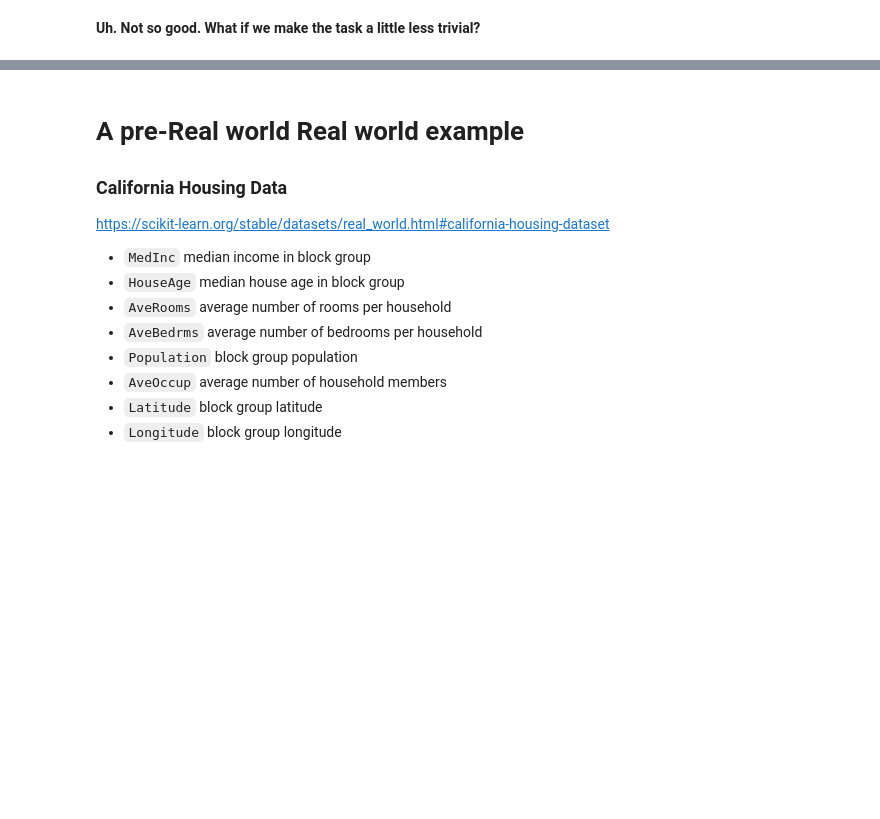
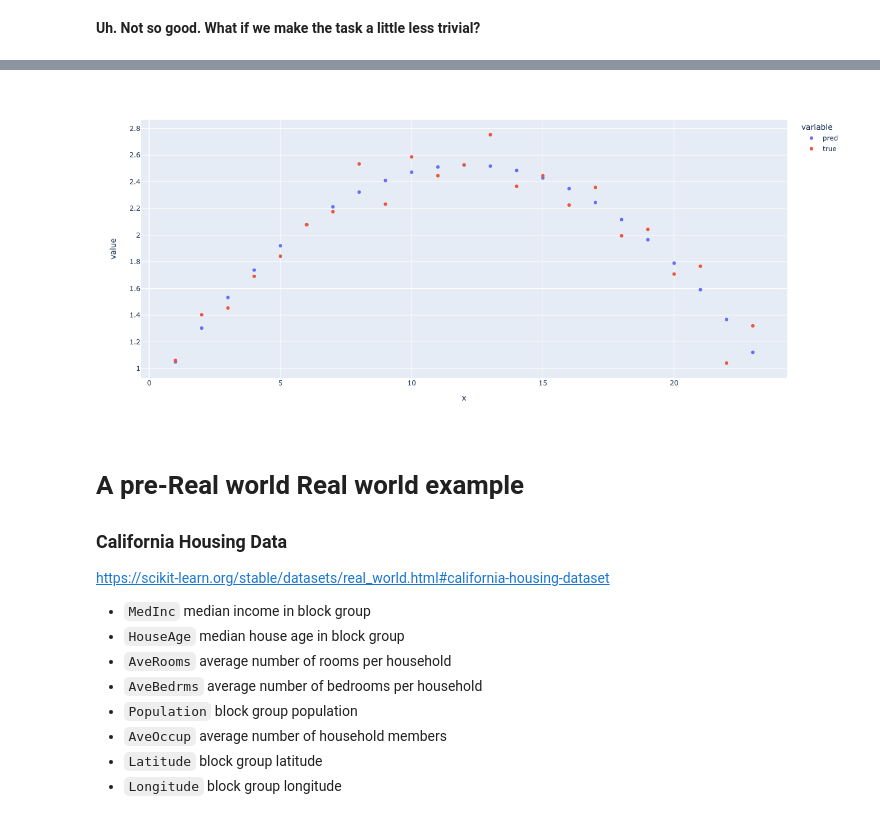
Before and after one commit to kennyjoseph/cse474, a Jupyter notebook: static_files/notebooks/03_LinearRegression.ipynb, the cells around one changed output, grey strips where cells are left out. Drawn from its saved outputs; the diff is of its cells as text; code cells hidden in the pictures; blank space fills up the shorter version.

```diff
--- a/static_files/notebooks/03_LinearRegression.ipynb
+++ b/static_files/notebooks/03_LinearRegression.ipynb
@@ -210,3 +245,10 @@ model.predict(data[data.x == 2]), data[data.x ==2].y
+# %%
+results = pd.DataFrame(zip(model.predict(data),data.y,data.x), columns=['pred','true','x'])
+px.scatter(pd.melt(results,id_vars="x"),
+           x="x",y="value",color="variable",
+          height=600,width=700)
+# %% [output]
+[figure, added]
 # %% [markdown]
 # A pre-Real world Real world example
 
```
Also changed, not shown: parts of 12 cells of this notebook, 1 other file.
